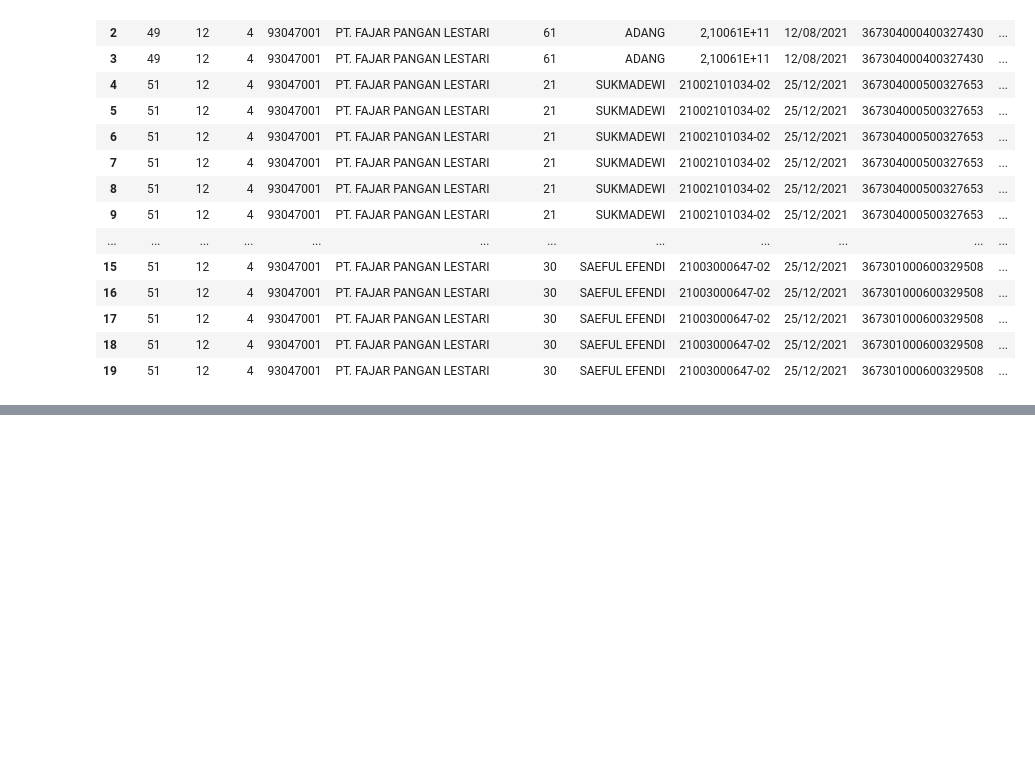
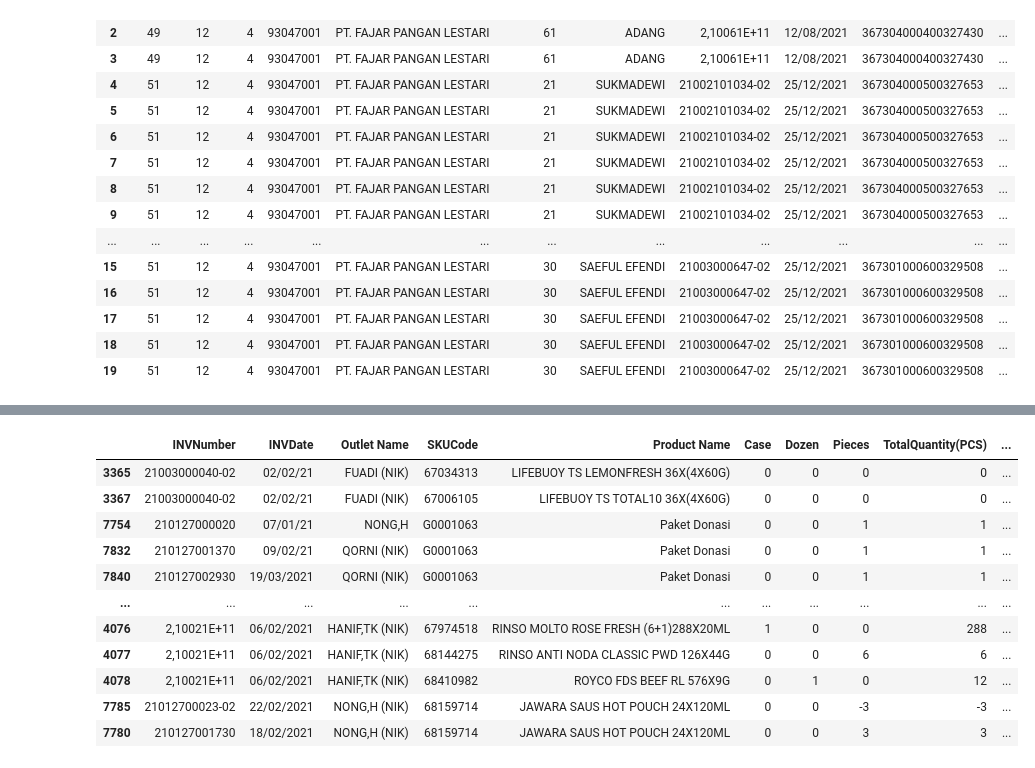
Before and after one commit to Thomasfilemon/pasar-rau-sales-analysis, a Jupyter notebook: notebooks/01_data_understanding.ipynb, the cells around one changed output, grey strips where cells are left out. Cells and saved outputs as stored; diff of their text form; code cells hidden in the pictures; blank space fills up the shorter version.

```diff
--- a/notebooks/01_data_understanding.ipynb
+++ b/notebooks/01_data_understanding.ipynb
@@ -766,0 +894,14 @@ Inspections:
+# %%
+financial_check["after_discount"] = (
+    financial_check["GSV"]
+    + financial_check["Discount"]
+)
+# %%
+financial_check["expected_tax_10pct"] = (
+    financial_check["after_discount"] * 0.10
+)
+
+financial_check["tax_difference"] = (
+    financial_check["Tax"]
+    - financial_check["expected_tax_10pct"]
+)
@@ -766,0 +955,5 @@ Inspections:
+# %%
+financial_check["discount_rate"] = (
+    financial_check["Discount"].abs()
+    / financial_check["GSV"].abs()
+)
@@ -766,0 +972,49 @@ Inspections:
+# %%
+rates = financial_check["discount_rate"]
+gsv = financial_temp["GSV"]
+discount = financial_temp["Discount"]
+
+print("Discount-rate summary:")
+display(rates.describe(percentiles=[0.50, 0.90, 0.95, 0.99]))
+
+# Flag rates above 20%, plus undefined/infinite rates caused by zero GSV.
+unusual_mask = rates.gt(0.20) | ~np.isfinite(rates)
+unusual_idx = rates.index[unusual_mask]
+
+print(f"Rows with discount rate > 20% or undefined: {len(unusual_idx)}")
+print(f"Rows with discount rate > 100%: {rates.gt(1).sum()}")
+print(f"Rows with zero GSV: {gsv.eq(0).sum()}")
+
+source_cols = [
+    "INVNumber", "INVDate", "Outlet Name", "SKUCode", "Product Name",
+    "Case", "Dozen", "Pieces", "TotalQuantity(PCS)",
+    "GSV", "Discount", "Tax", "Net"
+]
+
+unusual_rows = df.loc[unusual_idx, source_cols].copy()
+unusual_rows["GSV_num"] = gsv.loc[unusual_idx]
+unusual_rows["Discount_num"] = discount.loc[unusual_idx]
+unusual_rows["discount_rate"] = rates.loc[unusual_idx]
+unusual_rows["after_discount"] = (
+    gsv.loc[unusual_idx] + discount.loc[unusual_idx]
+)
+
+# Distinguish denominator problems from discounts larger than GSV.
+unusual_rows["diagnostic"] = np.select(
+    [
+        unusual_rows["GSV_num"].eq(0),
+        unusual_rows["Discount_num"].abs() > unusual_rows["GSV_num"].abs(),
+        unusual_rows["discount_rate"].gt(0.20),
+    ],
+    [
+        "Zero GSV: rate is undefined or infinite",
+        "Discount magnitude exceeds GSV",
+        "High rate; inspect transaction context",
+    ],
+    default="",
+)
+
+display(
+    unusual_rows.sort_values("discount_rate", ascending=False, na_position="first")
+)
+# %% [output]
@@ -766,0 +1035,12 @@ Inspections:
+|  | INVNumber | INVDate | Outlet Name | SKUCode | Product Name | Case | Dozen | Pieces | TotalQuantity(PCS) | ... |
+| 3365 | 21003000040-02 | 02/02/21 | FUADI (NIK) | 67034313 | LIFEBUOY TS LEMONFRESH 36X(4X60G) | 0 | 0 | 0 | 0 | ... |
+| 3367 | 21003000040-02 | 02/02/21 | FUADI (NIK) | 67006105 | LIFEBUOY TS TOTAL10 36X(4X60G) | 0 | 0 | 0 | 0 | ... |
+| 7754 | 210127000020 | 07/01/21 | NONG,H | G0001063 | Paket Donasi | 0 | 0 | 1 | 1 | ... |
+| 7832 | 210127001370 | 09/02/21 | QORNI (NIK) | G0001063 | Paket Donasi | 0 | 0 | 1 | 1 | ... |
+| 7840 | 210127002930 | 19/03/2021 | QORNI (NIK) | G0001063 | Paket Donasi | 0 | 0 | 1 | 1 | ... |
+| ... | ... | ... | ... | ... | ... | ... | ... | ... | ... | ... |
+| 4076 | 2,10021E+11 | 06/02/2021 | HANIF,TK (NIK) | 67974518 | RINSO MOLTO ROSE FRESH (6+1)288X20ML | 1 | 0 | 0 | 288 | ... |
+| 4077 | 2,10021E+11 | 06/02/2021 | HANIF,TK (NIK) | 68144275 | RINSO ANTI NODA CLASSIC PWD 126X44G | 0 | 0 | 6 | 6 | ... |
+| 4078 | 2,10021E+11 | 06/02/2021 | HANIF,TK (NIK) | 68410982 | ROYCO FDS BEEF RL 576X9G | 0 | 1 | 0 | 12 | ... |
+| 7785 | 21012700023-02 | 22/02/2021 | NONG,H (NIK) | 68159714 | JAWARA SAUS HOT POUCH 24X120ML | 0 | 0 | -3 | -3 | ... |
+| 7780 | 210127001730 | 18/02/2021 | NONG,H (NIK) | 68159714 | JAWARA SAUS HOT POUCH 24X120ML | 0 | 0 | 3 | 3 | ... |
```
Also changed, not shown: parts of 26 cells of this notebook, 6 other files.
